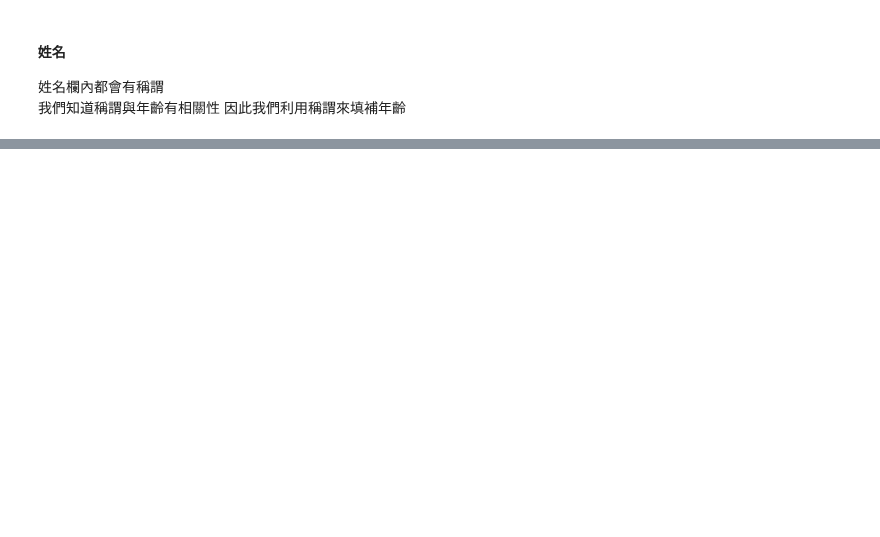
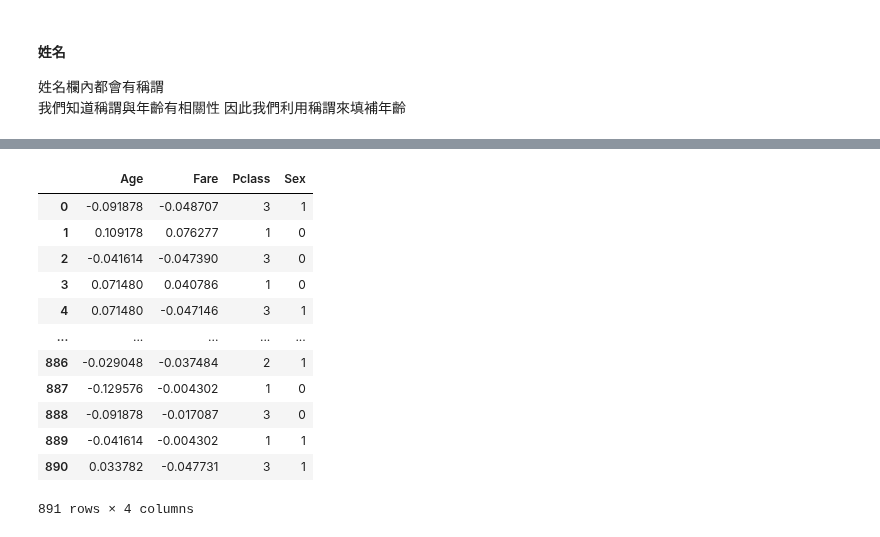
Before and after one commit to Leolewis5/Machine_Learning, a Jupyter notebook: Kaggle/Titanic_Keras.ipynb, the cells around one changed output, grey strips where cells are left out. Cells and saved outputs as stored; diff of their text form; code cells hidden in the pictures; blank space fills up the shorter version.

```diff
--- a/Kaggle/Titanic_Keras.ipynb
+++ b/Kaggle/Titanic_Keras.ipynb
@@ -266,0 +315,19 @@ Name: New_Age, Length: 1309, dtype: object
+# %%
+train_data_n = train_data.copy()
+train_data_n.Age = (train_data.Age - train_data.Age.mean()) / (train_data.Age.max() - train_data.Age.min())
+train_data_n.Fare = (train_data.Fare - train_data.Fare.mean()) / (train_data.Fare.max() - train_data.Fare.min())
+train_data_n
+# %% [output]
+|  | Age | Fare | Pclass | Sex |
+| 0 | -0.091878 | -0.048707 | 3 | 1 |
+| 1 | 0.109178 | 0.076277 | 1 | 0 |
+| 2 | -0.041614 | -0.047390 | 3 | 0 |
+| 3 | 0.071480 | 0.040786 | 1 | 0 |
+| 4 | 0.071480 | -0.047146 | 3 | 1 |
+| ... | ... | ... | ... | ... |
+| 886 | -0.029048 | -0.037484 | 2 | 1 |
+| 887 | -0.129576 | -0.004302 | 1 | 0 |
+| 888 | -0.091878 | -0.017087 | 3 | 0 |
+| 889 | -0.041614 | -0.004302 | 1 | 1 |
+| 890 | 0.033782 | -0.047731 | 3 | 1 |
+891 rows × 4 columns
```
Also changed, not shown: parts of 11 cells of this notebook.
